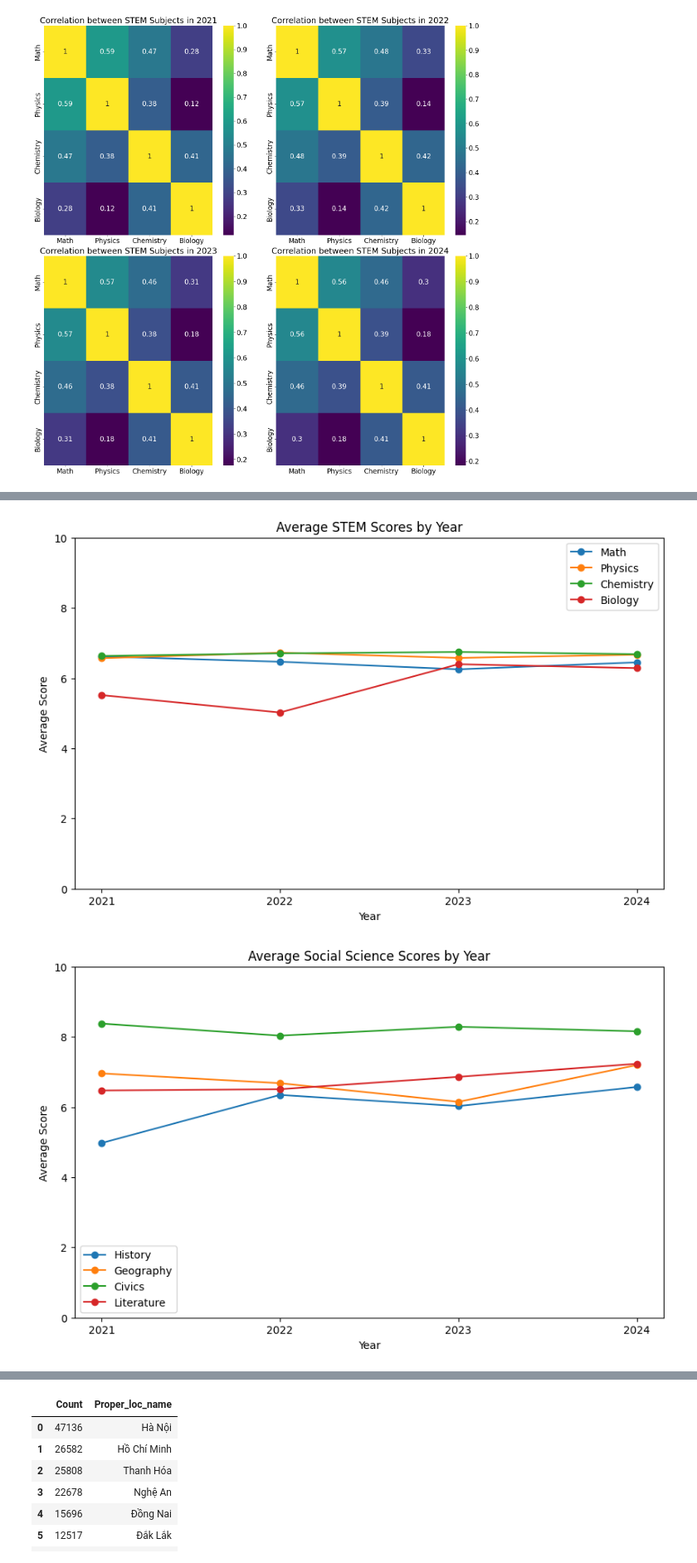
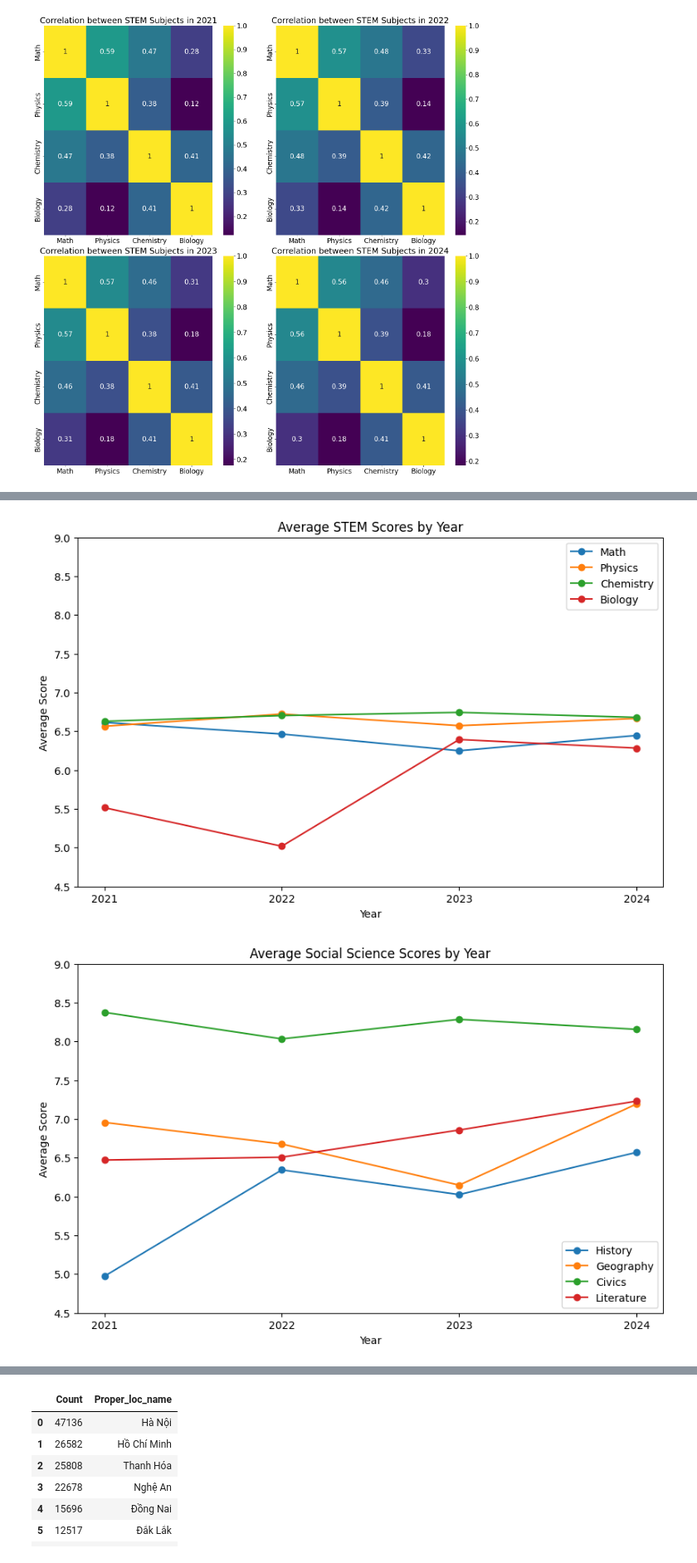
Before and after one commit to sydneycally-inclane-2812/data_vis_uni2024, a Jupyter notebook: analysis.ipynb, the cells around one changed output, grey strips where cells are left out. Shown at 83% size. Cells and saved outputs as stored; diff of their text form; code cells hidden in the pictures.

```diff
--- a/analysis.ipynb
+++ b/analysis.ipynb
@@ -268,37 +275,37 @@ avg_scores = pd.DataFrame({
     'Year': ['2021', '2022', '2023', '2024'],
     'Math': [y2021['math'].mean(), y2022['math'].mean(), y2023['math'].mean(), y2024['math'].mean()],
     'Physics': [y2021['physics'].mean(), y2022['physics'].mean(), y2023['physics'].mean(), y2024['physics'].mean()],
     'Chemistry': [y2021['chem'].mean(), y2022['chem'].mean(), y2023['chem'].mean(), y2024['chem'].mean()],
     'Biology': [y2021['bio'].mean(), y2022['bio'].mean(), y2023['bio'].mean(), y2024['bio'].mean()],
     'History': [y2021['his'].mean(), y2022['his'].mean(), y2023['his'].mean(), y2024['his'].mean()],
     'Geography': [y2021['geo'].mean(), y2022['geo'].mean(), y2023['geo'].mean(), y2024['geo'].mean()],
     'Civics': [y2021['civic'].mean(), y2022['civic'].mean(), y2023['civic'].mean(), y2024['civic'].mean()],
     'Literature': [y2021['literature'].mean(), y2022['literature'].mean(), y2023['literature'].mean(), y2024['literature'].mean()],
 })
 
 # Plot line chart
 plt.figure(figsize=(10, 6))
 for subject in ['Math', 'Physics', 'Chemistry', 'Biology']:
     plt.plot(avg_scores['Year'], avg_scores[subject], marker='o', label=subject)
 plt.title('Average STEM Scores by Year')
 plt.xlabel('Year')
 plt.ylabel('Average Score')
 plt.legend()
-plt.ylim(0, 10)
+plt.ylim(4.5, 9)
 plt.show()
 
 plt.figure(figsize=(10, 6))
 for subject in ['History', 'Geography', 'Civics', 'Literature']:
     plt.plot(avg_scores['Year'], avg_scores[subject], marker='o', label=subject)
 plt.title('Average Social Science Scores by Year')
 plt.xlabel('Year')
 plt.ylabel('Average Score')
 plt.legend()
-plt.ylim(0, 10)
+plt.ylim(4.5, 9)
 plt.show()
 # %% [output]
-[figure, old version]
+[figure, new version]
-[figure, old version]
+[figure, new version]
 # %%
 # Filter by students who attends all 3 compulsory subjects
 y2021_pass = y2021[(y2021[['math', 'literature', '2nd_lang']] >= 5).all(axis=1)]
```
Also changed, not shown: parts of 6 cells of this notebook, 3 other files.
